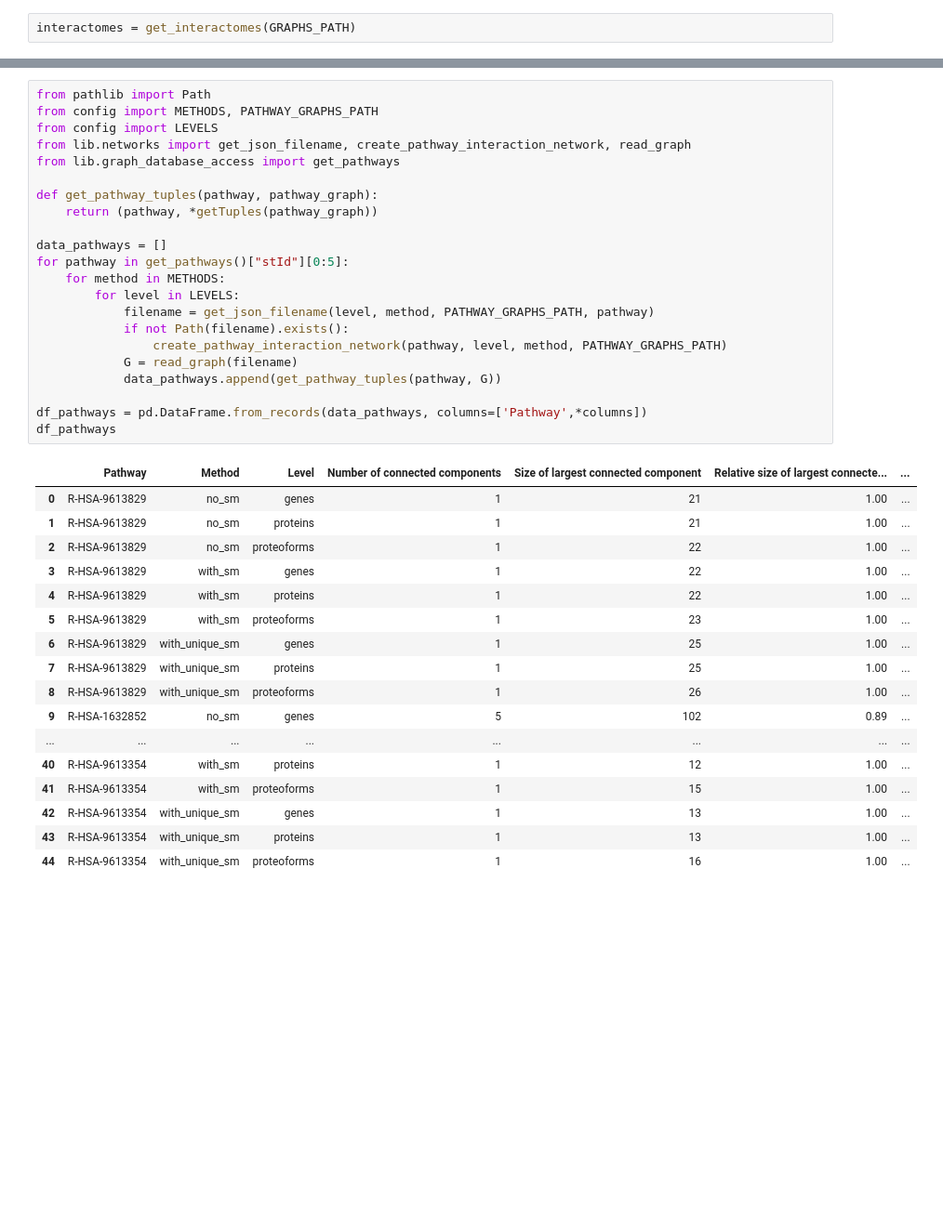
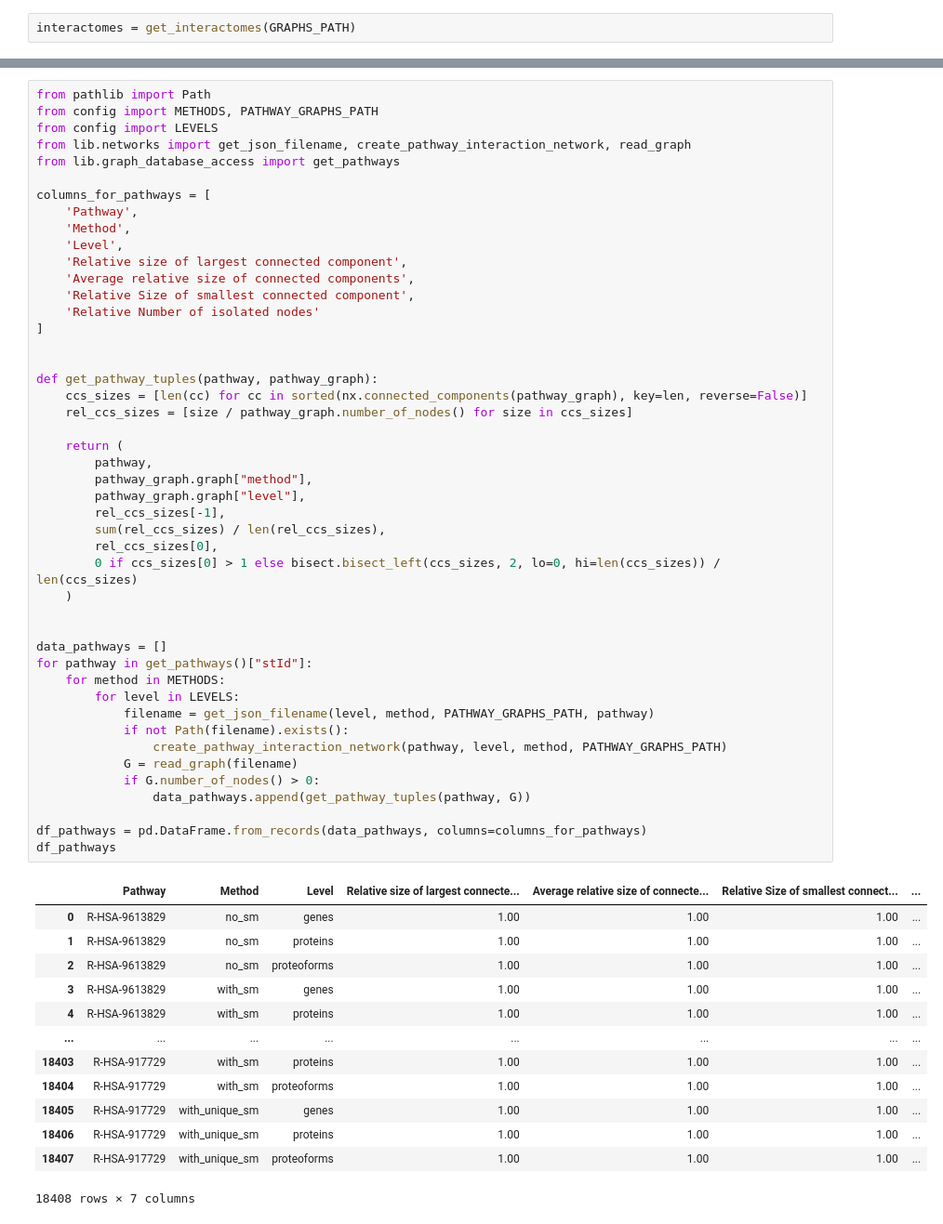
Before and after one commit to PathwayAnalysisPlatform/ProteoformNetworks, a Jupyter notebook: src/Python/analysis_3_connectedness.ipynb, the cells around one changed output, grey strips where cells are left out. Shown at 93% size. Saved outputs shown, nothing was run; the diff lists cells and outputs as text; blank space fills up the shorter version.

Commit message:
Aggregate connectedness data for pathways

```diff
--- a/src/Python/analysis_3_connectedness.ipynb
+++ b/src/Python/analysis_3_connectedness.ipynb
@@ -119,40 +122,60 @@ df_interactomes
 # %%
 from pathlib import Path
 from config import METHODS, PATHWAY_GRAPHS_PATH
 from config import LEVELS
 from lib.networks import get_json_filename, create_pathway_interaction_network, read_graph
 from lib.graph_database_access import get_pathways
 
+columns_for_pathways = [
+    'Pathway',
+    'Method',
+    'Level',
+    'Relative size of largest connected component',
+    'Average relative size of connected components',
+    'Relative Size of smallest connected component',
+    'Relative Number of isolated nodes'
+]
+
+
 def get_pathway_tuples(pathway, pathway_graph):
-    return (pathway, *getTuples(pathway_graph))
+    ccs_sizes = [len(cc) for cc in sorted(nx.connected_components(pathway_graph), key=len, reverse=False)]
+    rel_ccs_sizes = [size / pathway_graph.number_of_nodes() for size in ccs_sizes]
+
+    return (
+        pathway,
+        pathway_graph.graph["method"],
+        pathway_graph.graph["level"],
+        rel_ccs_sizes[-1],
+        sum(rel_ccs_sizes) / len(rel_ccs_sizes),
+        rel_ccs_sizes[0],
+        0 if ccs_sizes[0] > 1 else bisect.bisect_left(ccs_sizes, 2, lo=0, hi=len(ccs_sizes)) / len(ccs_sizes)
+    )
+
 
 data_pathways = []
-for pathway in get_pathways()["stId"][0:5]:
+for pathway in get_pathways()["stId"]:
     for method in METHODS:
         for level in LEVELS:
             filename = get_json_filename(level, method, PATHWAY_GRAPHS_PATH, pathway)
             if not Path(filename).exists():
                 create_pathway_interaction_network(pathway, level, method, PATHWAY_GRAPHS_PATH)
             G = read_graph(filename)
-            data_pathways.append(get_pathway_tuples(pathway, G))
+            if G.number_of_nodes() > 0:
+                data_pathways.append(get_pathway_tuples(pathway, G))
 
-df_pathways = pd.DataFrame.from_records(data_pathways, columns=['Pathway',*columns])
+df_pathways = pd.DataFrame.from_records(data_pathways, columns=columns_for_pathways)
 df_pathways
 # %% [output]
-|  | Pathway | Method | Level | Number of connected components | Size of largest connected component | Relative size of largest connecte... | ... |
-| 0 | R-HSA-9613829 | no_sm | genes | 1 | 21 | 1.00 | ... |
-| 1 | R-HSA-9613829 | no_sm | proteins | 1 | 21 | 1.00 | ... |
-| 2 | R-HSA-9613829 | no_sm | proteoforms | 1 | 22 | 1.00 | ... |
-| 3 | R-HSA-9613829 | with_sm | genes | 1 | 22 | 1.00 | ... |
-| 4 | R-HSA-9613829 | with_sm | proteins | 1 | 22 | 1.00 | ... |
-| 5 | R-HSA-9613829 | with_sm | proteoforms | 1 | 23 | 1.00 | ... |
-| 6 | R-HSA-9613829 | with_unique_sm | genes | 1 | 25 | 1.00 | ... |
-| 7 | R-HSA-9613829 | with_unique_sm | proteins | 1 | 25 | 1.00 | ... |
-| 8 | R-HSA-9613829 | with_unique_sm | proteoforms | 1 | 26 | 1.00 | ... |
-| 9 | R-HSA-1632852 | no_sm | genes | 5 | 102 | 0.89 | ... |
+|  | Pathway | Method | Level | Relative size of largest connecte... | Average relative size of connecte... | Relative Size of smallest connect... | ... |
+| 0 | R-HSA-9613829 | no_sm | genes | 1.00 | 1.00 | 1.00 | ... |
+| 1 | R-HSA-9613829 | no_sm | proteins | 1.00 | 1.00 | 1.00 | ... |
+| 2 | R-HSA-9613829 | no_sm | proteoforms | 1.00 | 1.00 | 1.00 | ... |
+| 3 | R-HSA-9613829 | with_sm | genes | 1.00 | 1.00 | 1.00 | ... |
+| 4 | R-HSA-9613829 | with_sm | proteins | 1.00 | 1.00 | 1.00 | ... |
 | ... | ... | ... | ... | ... | ... | ... | ... |
-| 40 | R-HSA-9613354 | with_sm | proteins | 1 | 12 | 1.00 | ... |
-| 41 | R-HSA-9613354 | with_sm | proteoforms | 1 | 15 | 1.00 | ... |
-| 42 | R-HSA-9613354 | with_unique_sm | genes | 1 | 13 | 1.00 | ... |
-| 43 | R-HSA-9613354 | with_unique_sm | proteins | 1 | 13 | 1.00 | ... |
-| 44 | R-HSA-9613354 | with_unique_sm | proteoforms | 1 | 16 | 1.00 | ... |
+| 18403 | R-HSA-917729 | with_sm | proteins | 1.00 | 1.00 | 1.00 | ... |
+| 18404 | R-HSA-917729 | with_sm | proteoforms | 1.00 | 1.00 | 1.00 | ... |
+| 18405 | R-HSA-917729 | with_unique_sm | genes | 1.00 | 1.00 | 1.00 | ... |
+| 18406 | R-HSA-917729 | with_unique_sm | proteins | 1.00 | 1.00 | 1.00 | ... |
+| 18407 | R-HSA-917729 | with_unique_sm | proteoforms | 1.00 | 1.00 | 1.00 | ... |
+18408 rows × 7 columns
```
Also changed, not shown: parts of 5 cells of this notebook.
